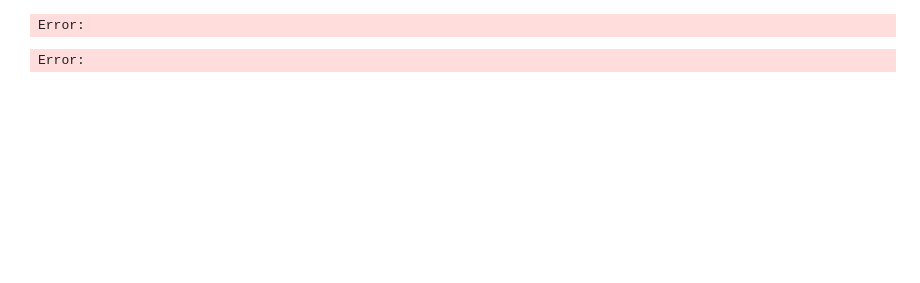
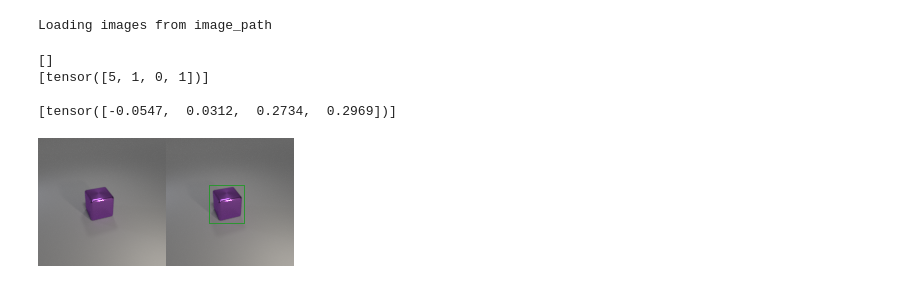
Before and after one commit to xingjian-bai/ns-diffusion, a Jupyter notebook: xingjian/baselines/bbox.ipynb, the cells around one changed output. Cells and saved outputs as stored; diff of their text form; code cells hidden in the pictures; blank space fills up the shorter version.

Commit message:
Successful bbox generation (3)

```diff
--- a/xingjian/baselines/bbox.ipynb
+++ b/xingjian/baselines/bbox.ipynb
@@ -5,20 +5,7 @@ from dataset import BoundingBox, Object, Relation, RelationalDataset
-# %%
-
-class RelationalDataset2O(RelationalDataset):
-    path = '/viscam/projects/ns-diffusion/dataset/clevr_rel_2objs.npz'
-    def __init__(self, uncond_image_type="original", center_crop=True, pick_one_relation=True):
-        super().__init__(self.path, uncond_image_type, center_crop, pick_one_relation)
-
-class RelationalDataset1O(RelationalDataset):
-    path = '/viscam/projects/ns-diffusion/dataset/clevr_rel_1obj.npz'
-    def __init__(self, uncond_image_type="original", center_crop=True, pick_one_relation=True):
-        super().__init__(self.path, uncond_image_type, center_crop, pick_one_relation)
-
-class RelationalDataset3O(RelationalDataset):
-    path = '/viscam/projects/ns-diffusion/dataset/clevr_rel_3objs.npz'
-    def __init__(self, uncond_image_type="original", center_crop=True, pick_one_relation=True):
-        super().__init__(self.path, uncond_image_type, center_crop, pick_one_relation)
 # %%
-dataset2 = RelationalDataset3O()
+dataset2 = RelationalDataset1O()
+
 import matplotlib.pyplot as plt
 from numpy.random import randint as rand
+# %% [output]
+Loading images from image_path
@@ -27,5 +12,22 @@ image0 = dataset2.annotated_images[rand(0, len(dataset2.images))]
-# %%
-dataset3 = RelationalDataset3O()
-# %% [output]
-Error:
-Error:
+# %%
+rand_id = rand(0, len(dataset2.images))
+image0 = dataset2.annotated_images[rand_id]
+image1 = dataset2.images[rand_id]
+relations = dataset2.relations[rand_id]
+objects = dataset2.objects[rand_id]
+prompt = dataset2.prompts[rand_id]
+bboxes = dataset2.bboxes[rand_id]
+
+from utils import combine_images
+image = combine_images(image1, image0)
+print([rel.tensorize() for rel in relations])
+print([obj.tensorize() for obj in objects])
+print(prompt)
+print([bbox.tensorize() for bbox in bboxes])
+image
+# %% [output]
+[]
+[tensor([5, 1, 0, 1])]
+
+[tensor([-0.0547,  0.0312,  0.2734,  0.2969])]
+[figure, added]
```
Also changed, not shown: parts of 7 cells of this notebook, 10 other files.
